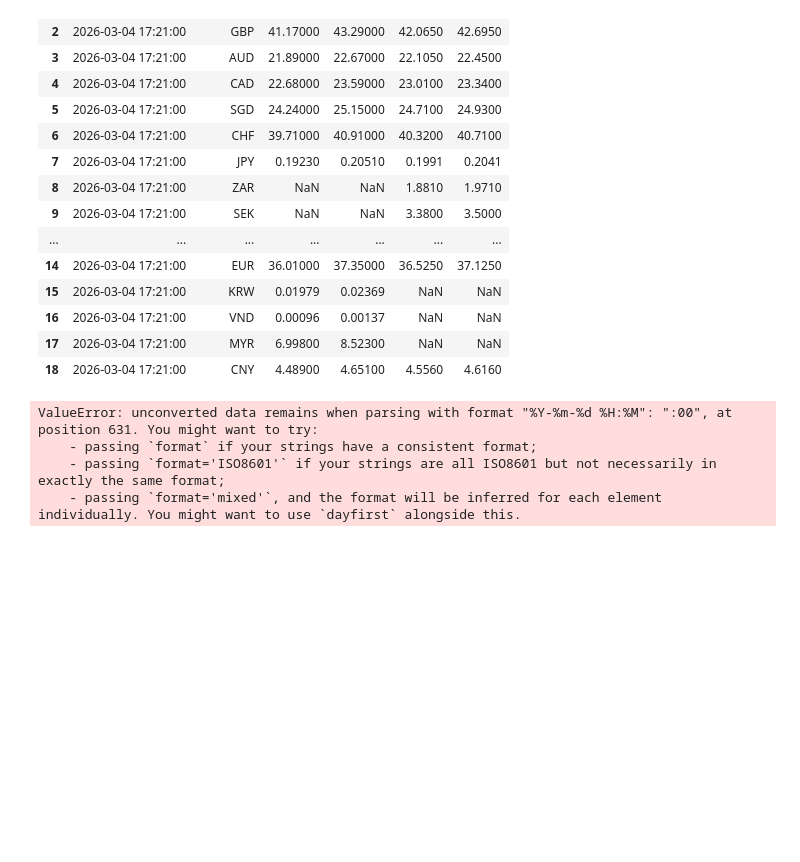
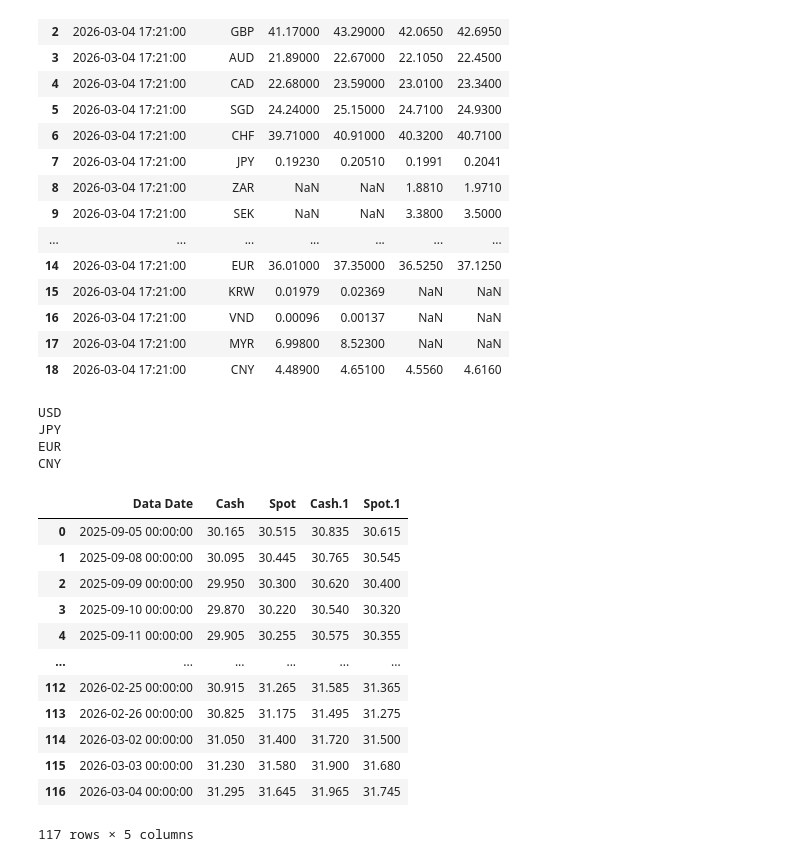
Before and after one commit to sdfgh5343/Daily-News-Update, a Jupyter notebook: test.ipynb, the cells around one changed output. Drawn from its saved outputs; the diff is of its cells as text; code cells hidden in the pictures; blank space fills up the shorter version.

```diff
--- a/test.ipynb
+++ b/test.ipynb
@@ -85,14 +85,46 @@ for currency in CURRENCIES:
                         save_html = False,
                         save_directory = f"assets/plot_history_{currency}.html")
     csv_file = f'Data/Foreign Exchage Rate/Foreign Exchage Rate_{currency}.csv'
-    plot.plot_now(csv_file_path =csv_file,
-                    currency = currency,
-                    show_html = True,
-                    save_html = False,
-                    save_directory = f"assets/plot_now_{currency}.html")
-    break
+    print(currency)
+    # plot.plot_now(csv_file_path =csv_file,
+    #                 currency = currency,
+    #                 show_html = True,
+    #                 save_html = False,
+    #                 save_directory = f"assets/plot_now_{currency}.html")
+    # break
 # %% [output]
-ValueError: unconverted data remains when parsing with format "%Y-%m-%d %H:%M": ":00", at position 631. You might want to try:
-    - passing `format` if your strings have a consistent format;
-    - passing `format='ISO8601'` if your strings are all ISO8601 but not necessarily in exactly the same format;
-    - passing `format='mixed'`, and the format will be inferred for each element individually. You might want to use `dayfirst` alongside this.
+USD
+JPY
+EUR
+CNY
+# %%
+import pandas as pd
+
+for currency in CURRENCIES:
+    csv_file = f'ExchangeRate_{currency}.csv'
+    data = pd.read_csv(csv_file, index_col=False)
+    data['Data Date'] = pd.to_datetime(data['Data Date'],format="%Y%m%d").dt.strftime("%Y/%m/%d %H:%M:%s")
+    data = data[["Data Date","Cash","Spot","Cash.1","Spot.1"]]
+
+    data[["Cash","Spot","Cash.1","Spot.1"]].astype(float)
+
+    data = data.sort_values(by="Data Date")
+
+    data.to_csv(csv_file, index=False, float_format="%.4f")
+    # break
+# %%
+data
+# %% [output]
+|  | Data Date | Cash | Spot | Cash.1 | Spot.1 |
+| 0 | 2025-09-05 00:00:00 | 30.165 | 30.515 | 30.835 | 30.615 |
+| 1 | 2025-09-08 00:00:00 | 30.095 | 30.445 | 30.765 | 30.545 |
+| 2 | 2025-09-09 00:00:00 | 29.950 | 30.300 | 30.620 | 30.400 |
+| 3 | 2025-09-10 00:00:00 | 29.870 | 30.220 | 30.540 | 30.320 |
+| 4 | 2025-09-11 00:00:00 | 29.905 | 30.255 | 30.575 | 30.355 |
+| ... | ... | ... | ... | ... | ... |
+| 112 | 2026-02-25 00:00:00 | 30.915 | 31.265 | 31.585 | 31.365 |
+| 113 | 2026-02-26 00:00:00 | 30.825 | 31.175 | 31.495 | 31.275 |
+| 114 | 2026-03-02 00:00:00 | 31.050 | 31.400 | 31.720 | 31.500 |
+| 115 | 2026-03-03 00:00:00 | 31.230 | 31.580 | 31.900 | 31.680 |
+| 116 | 2026-03-04 00:00:00 | 31.295 | 31.645 | 31.965 | 31.745 |
+117 rows × 5 columns
```
Also changed, not shown: parts of 1 cell of this notebook, 24 other files.
